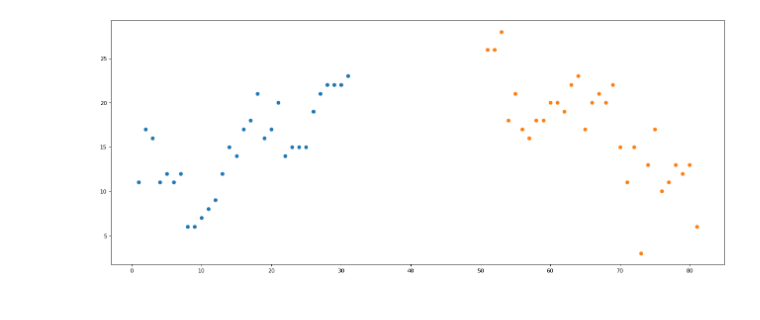
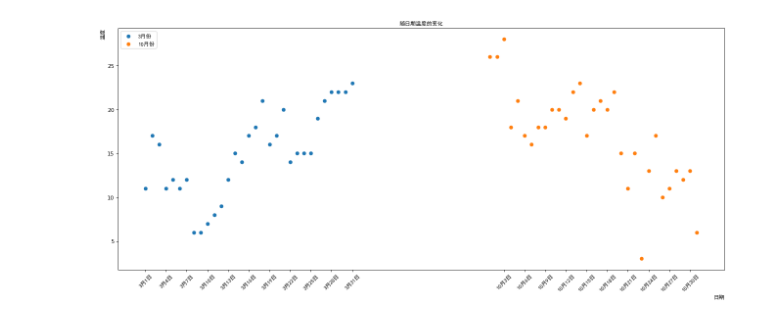
Before and after one commit to V-Alon/Python-LEarning-Record, a Jupyter notebook: day68/绘制散点图.ipynb, the cells around one changed output. Drawn from its saved outputs; the diff is of its cells as text; code cells hidden in the pictures.

```diff
--- a/day68/绘制散点图.ipynb
+++ b/day68/绘制散点图.ipynb
@@ -1,20 +1,42 @@
 # %%
 from matplotlib import pyplot as plt
 from matplotlib import font_manager as fm
 #
+
+font_path = r"C:\Windows\Fonts\simhei.ttf"  # SimHei 字体路径
+my_font = fm.FontProperties(fname=font_path)
+
+
 y_3=[11,17,16,11,12,11,12,6,6,7,8,9,12,15,14,17,18,21,16,17,20,14,15,15,15,19,21,22,22,22,23]
 y_10=[26,26,28,18,21,17,16,18,18,20,20,19,22,23,17,20,21,20,22,15,11,15,3,13,17,10,11,13,12,13,6]
 
 x_3=range(1,32)
 x_10=range(51,82)
 
 #设置图像的大小
 plt.figure(figsize=(20,8),dpi=80)
 
-plt.scatter(x_3,y_3)
-plt.scatter(x_10,y_10)
+
+#使用scatter绘制散点图
+plt.scatter(x_3,y_3,label='3月份')
+plt.scatter(x_10,y_10,label='10月份')
+
+
+#添加描述信息
+plt.xlabel('日期',loc='right',fontproperties=my_font)
+plt.ylabel('温度',loc='top',fontproperties=my_font)
+plt.title('随日期温度的变化',fontproperties=my_font)
+
+#调整x轴的刻度
+_x=list(x_3)+list(x_10)
+_xtick_labels=['3月{}日'.format(i) for i in x_3]
+_xtick_labels+=['10月{}日'.format(i-50) for i in x_10]
+plt.xticks(_x[::3],_xtick_labels[::3],fontproperties=my_font,rotation=45)
+
+plt.legend(loc='upper left',prop=my_font)
+
 
 
 plt.show()
 # %% [output]
-[figure, old version]
+[figure, new version]
```
